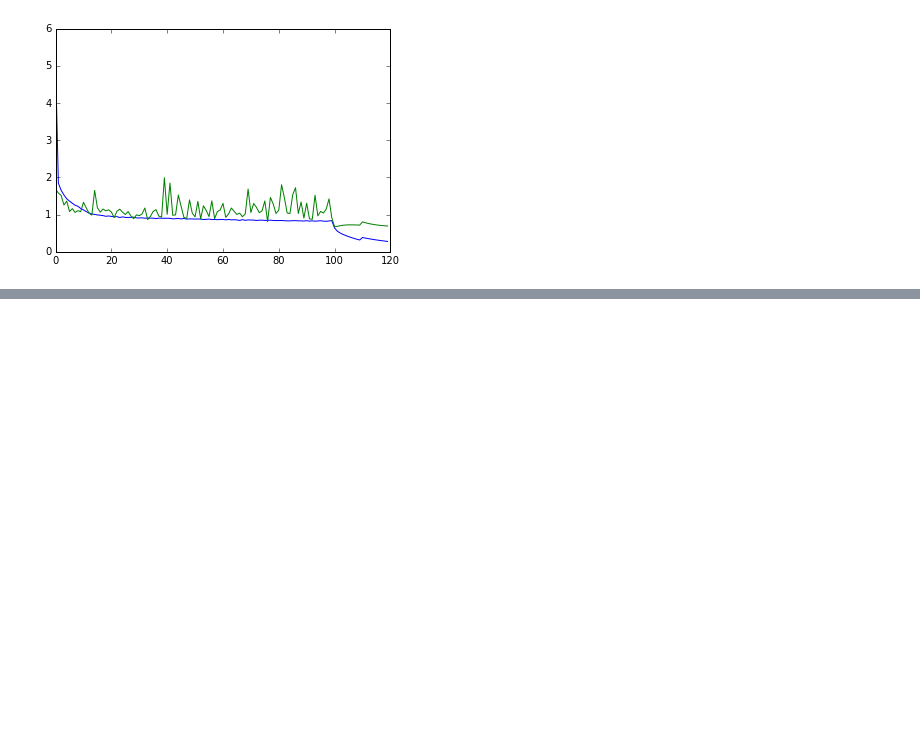
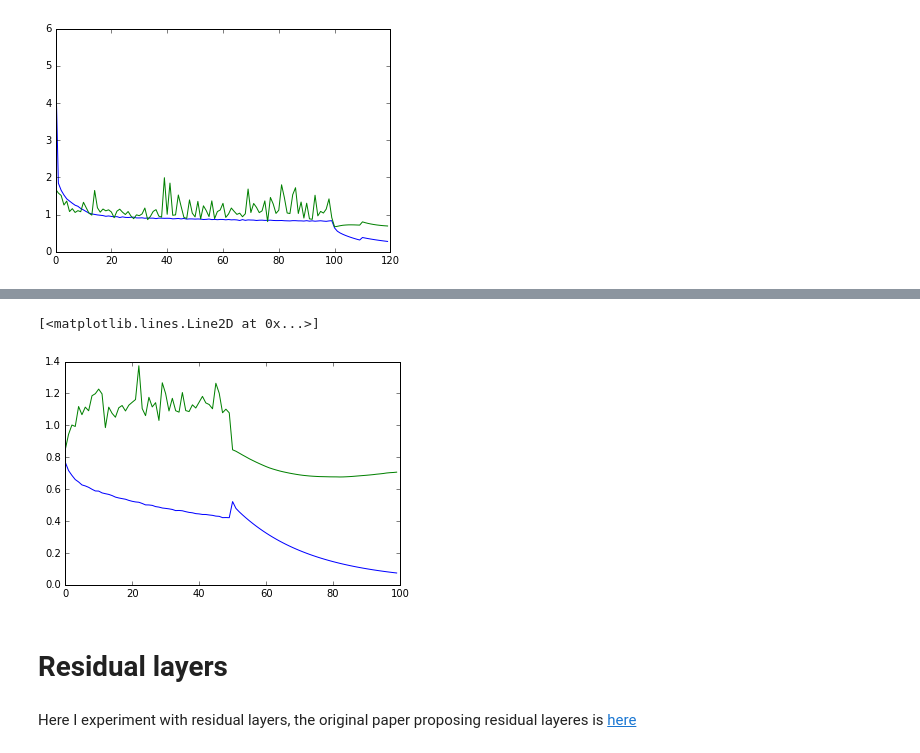
Before and after one commit to peymanbey/CIFAR10, a Jupyter notebook: CS231n2.ipynb, the cells around one changed output, grey strips where cells are left out. Saved outputs shown, nothing was run; the diff lists cells and outputs as text; code cells hidden in the pictures; blank space fills up the shorter version.

```diff
--- a/CS231n2.ipynb
+++ b/CS231n2.ipynb
@@ -536,10 +534,10 @@ I increase the number of filteres to see what change happens to the network
 # build model
 input_shape = (None, 3,32,32)
 
-network = build_CNN_nopool(in_shape=input_shape,
-                           num_filter=[64,96,96,128,128],
-                           fil_size=  [ 7, 5, 3,  3,  3],
-                           strides=   [ 1, 2, 1,  2,  1],
+network = build_CNN_nopool(in_shape=input_shape,nlin_func=leaky,
+                           num_filter=[64,64,64,128,128,128,256,256,256,512],
+                           fil_size=  [ 2, 2, 2,  2,  2,  2,  2,  2,  2,  1],
+                           strides=   [ 1, 1, 2,  1,  1,  2,  1,  1,  2,  1],
                            num_out=num_class,
                            in_var=X)
 # %%
@@ -583,14 +581,13 @@ best test accuracy: 75.8 %
 # %%
-# continue training for a bit
-network2, test_fn, train_loss_history2_, val_loss_history2_, val_error_history_2 = early_stop(net=network,
+network2, test_fn, train_loss_history_2, val_loss_history_2, val_error_history_2 = early_stop(net=network,
                                                                                               data=shared_data,
                                                                                               X=X, y=y,
-                                                                                              batch_size=512,
+                                                                                              batch_size=128,
                                                                                               l1_reg=0,
-                                                                                              l2_reg=0.0002,
-                                                                                              lear_rate=1e-3,
-                                                                                              iteration=10,
-                                                                                              printFreq=2)
+                                                                                              l2_reg=0.0003,
+                                                                                              lear_rate=1e-4,
+                                                                                              iteration=50,
+                                                                                              printFreq=10)
 # %% [output]
 shape training (49000, 3, 32, 32)
 
@@ -617,0 +635,10 @@ best test accuracy: 82.8 %
+# %%
+plt.plot(train_loss_history_+ train_loss_history_2)#+ train_loss_history3_)
+plt.plot(val_loss_history_+val_loss_history_2)#+val_loss_history3_)
+# %% [output]
+[<matplotlib.lines.Line2D at 0x...>]
+[figure, added]
+# %% [markdown]
+# Residual layers
+# %% [markdown]
+Here I experiment with residual layers, the original paper proposing residual layeres is [here](https://arxiv.org/abs/1512.03385)
```
Also changed, not shown: parts of 10 cells of this notebook.
